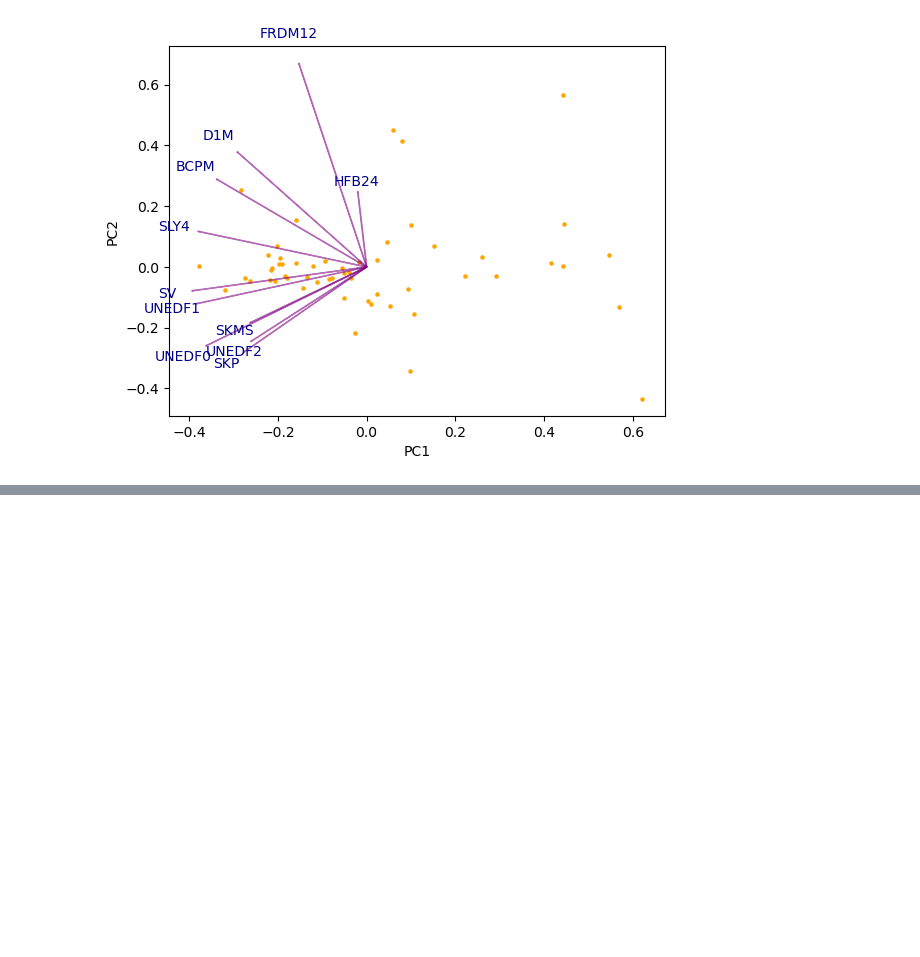
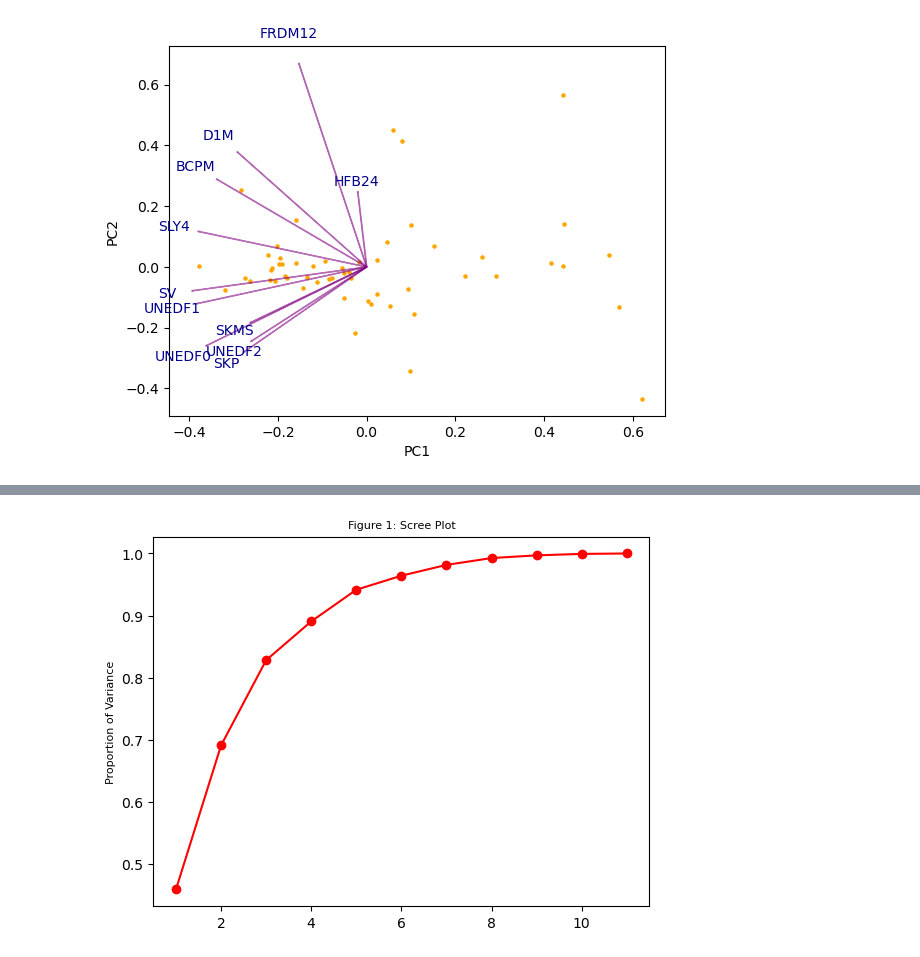
Before and after one commit to ascsn/ModelOrthogonalization, a Jupyter notebook: PCA_analysis.ipynb, the cells around one changed output, grey strips where cells are left out. Saved outputs shown, nothing was run; the diff lists cells and outputs as text; code cells hidden in the pictures; blank space fills up the shorter version.

Commit message:
PCA on all data

```diff
--- a/PCA_analysis.ipynb
+++ b/PCA_analysis.ipynb
@@ -293,0 +296,23 @@ plt.show()
+# %%
+models = ['SKMS', 'SKP', 'SLY4', 'SV', 'UNEDF0', 'UNEDF1', 'UNEDF2', 'FRDM12', 'HFB24', 'BCPM', 'D1M']
+observable = "TwoNSE"
+NSE_data = h5_data_loader(models, observable, residuals = True)
+NSE_data = NSE_data.dropna()
+
+observable = "TwoPSE"
+PSE_data = h5_data_loader(models, observable, residuals = True)
+PSE_data = PSE_data.dropna()
+
+observable = "BE"
+BE_data = h5_data_loader(models, observable, residuals = True)
+
+All_data = pd.concat([BE_data, NSE_data, PSE_data], ignore_index = True)
+
+model_summary = {}
+model_summary["res_mean"] = All_data[models].mean(axis = 0).values
+model_summary["res_std"] = All_data[models].std(axis = 0).values
+model_summary["rmse"] = np.sqrt(np.mean(NSE_data[models] ** 2, axis = 0)).values
+
+model_summary_df = pd.DataFrame(model_summary, index =All_data[models].columns )
+print(model_summary_df)
+#print(model_summary_df.style.to_latex())
@@ -293,0 +332,17 @@ plt.show()
+# %%
+pca = PCA(n_components=len(models))
+X_scaled = StandardScaler().fit_transform(All_data[models])
+X_pca = pca.fit_transform(X_scaled)
+#X_pca = pca.fit_transform(All_data[models])
+
+prop_var = np.cumsum(pca.explained_variance_ratio_)
+PC_numbers = np.arange(pca.n_components_) + 1
+plt.plot(PC_numbers,
+         prop_var,
+         'ro-')
+plt.title('Figure 1: Scree Plot', fontsize=8)
+plt.ylabel('Proportion of Variance', fontsize=8)
+plt.savefig("Scree_All_normalized.pdf", format="pdf", bbox_inches="tight")
+plt.show()
+# %% [output]
+[figure, added]
```
Also changed, not shown: parts of 4 cells of this notebook.
